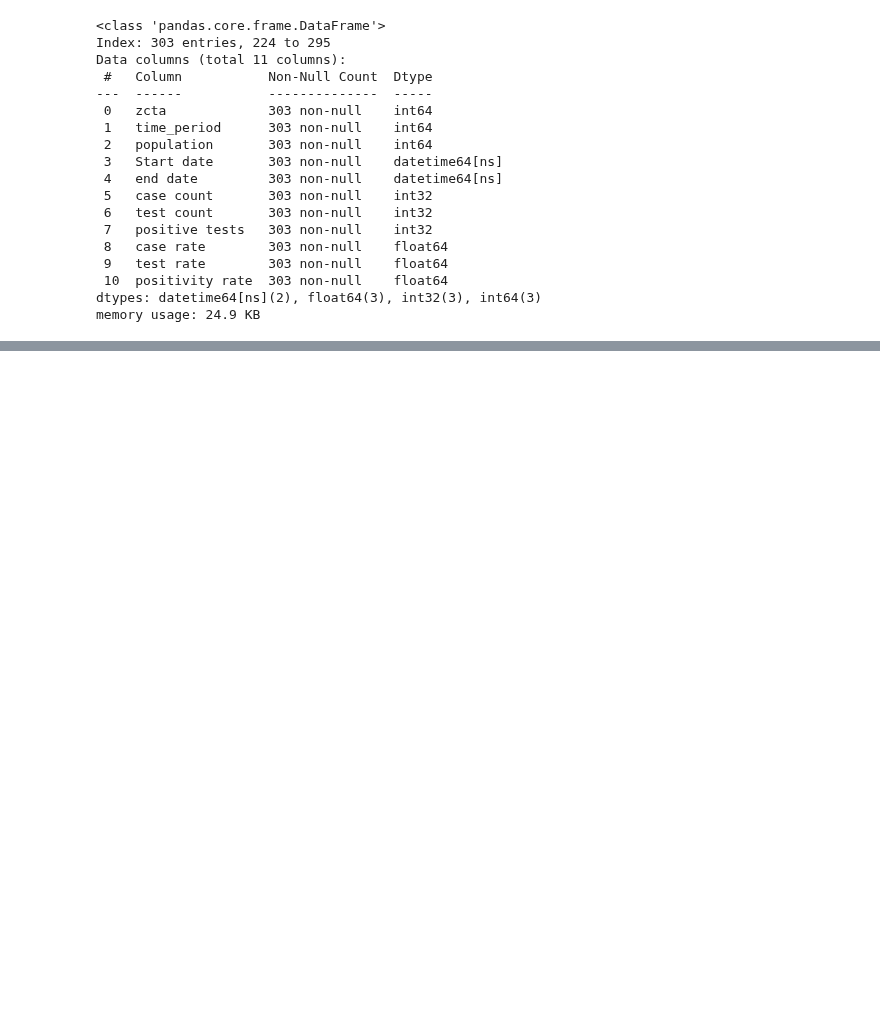
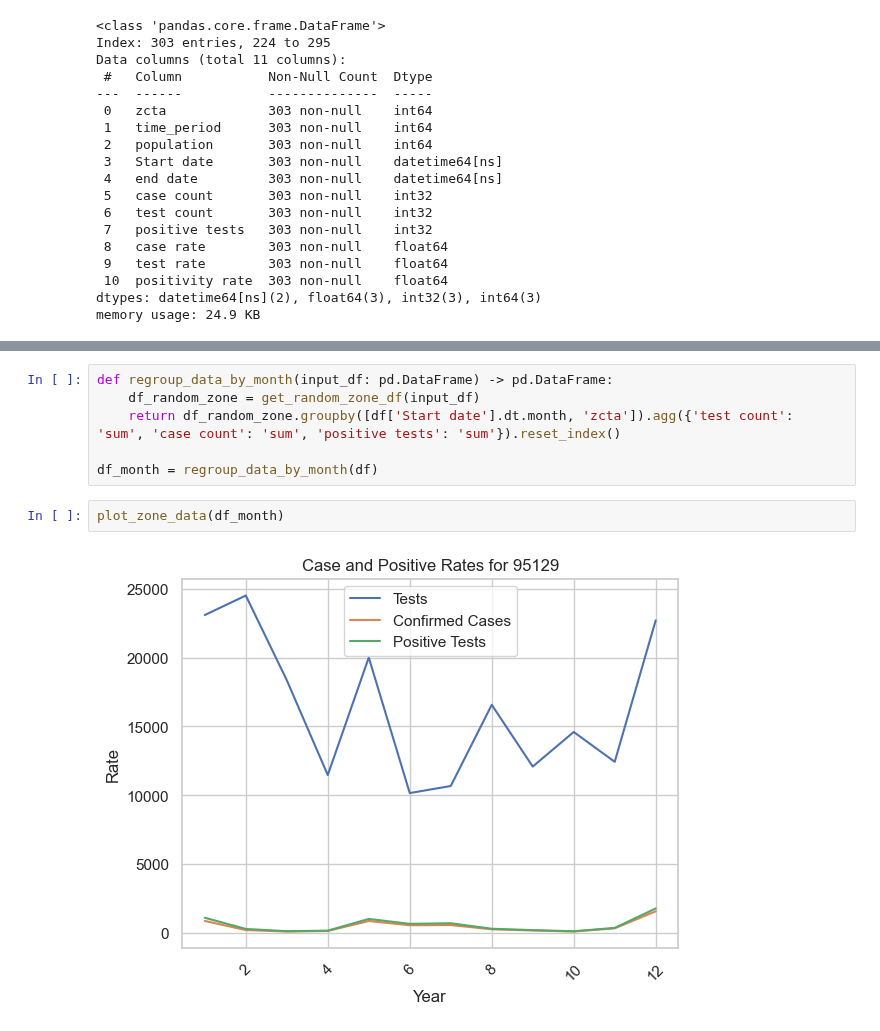
Before and after one commit to Mounir-charef/data_mining, a Jupyter notebook: notebooks/part2-2.ipynb, the cells around one changed output, grey strips where cells are left out. Cells and saved outputs as stored; diff of their text form; blank space fills up the shorter version.

```diff
--- a/notebooks/part2-2.ipynb
+++ b/notebooks/part2-2.ipynb
@@ -285,0 +343,10 @@ plot(df, plot_type=PlotType.LINE)
+# %%
+def regroup_data_by_month(input_df: pd.DataFrame) -> pd.DataFrame:
+    df_random_zone = get_random_zone_df(input_df)
+    return df_random_zone.groupby([df['Start date'].dt.month, 'zcta']).agg({'test count': 'sum', 'case count': 'sum', 'positive tests': 'sum'}).reset_index()
+
+df_month = regroup_data_by_month(df)
+# %%
+plot_zone_data(df_month)
+# %% [output]
+[figure, added]
```
Also changed, not shown: parts of 22 cells of this notebook.
